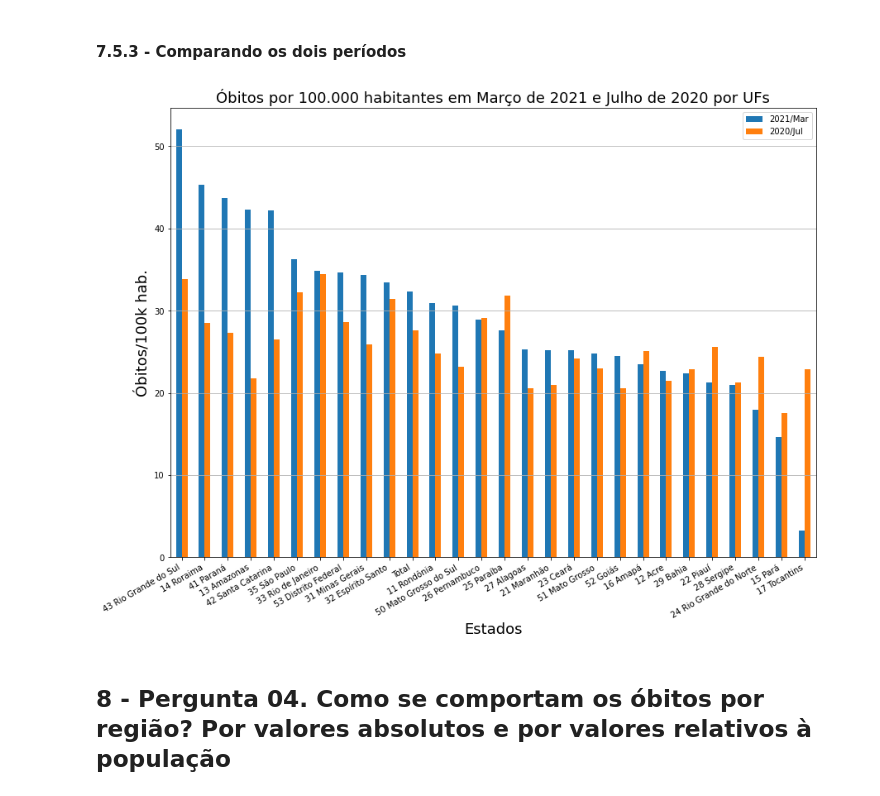
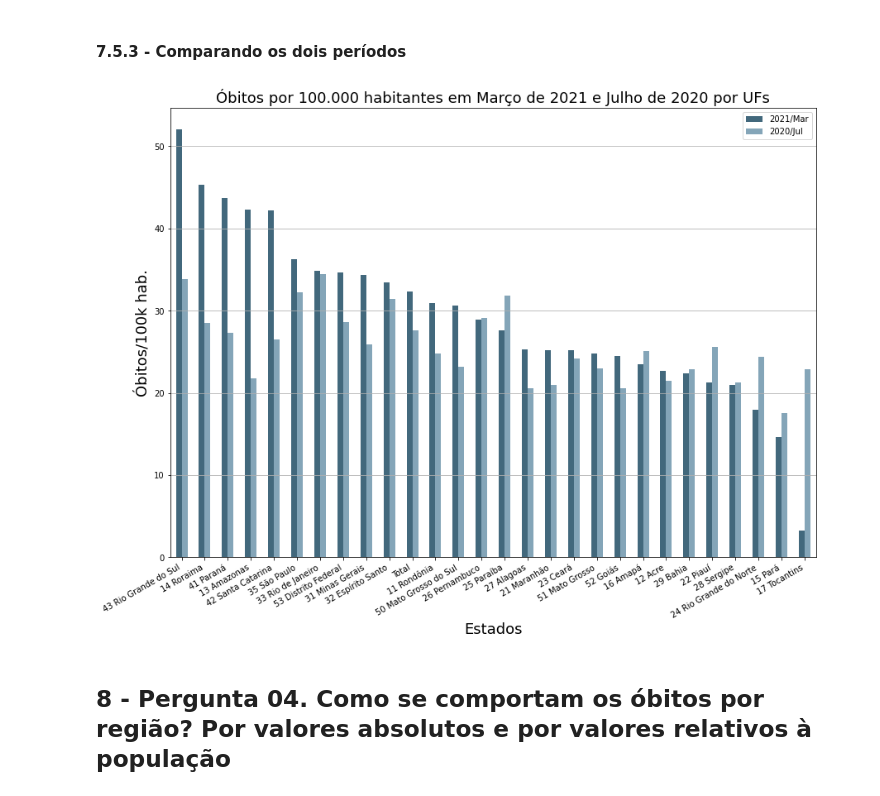
Before and after one commit to nicolas-stelatto/bootcamp_data_science_aplicada, a Jupyter notebook: Modulo_1/Desafio/Notebooks/Notebook_Desafio_Modulo01.ipynb, the cells around one changed output. Cells and saved outputs as stored; diff of their text form; code cells hidden in the pictures.

```diff
--- a/Modulo_1/Desafio/Notebooks/Notebook_Desafio_Modulo01.ipynb
+++ b/Modulo_1/Desafio/Notebooks/Notebook_Desafio_Modulo01.ipynb
@@ -275,15 +322,15 @@ O pico de março de 2021 foi muito pior. Mas quão pior foi? Será que todos os
 # %% [markdown]
 #### 7.5.3 - Comparando os dois períodos
 # %%
-dados_obitos_uf_por_100k.sort_values(by="2021/Mar", axis=0, ascending=False).plot.bar(y=["2021/Mar", "2020/Jul"], figsize=(14,10))
+dados_obitos_uf_por_100k.sort_values(by="2021/Mar", axis=0, ascending=False).plot.bar(y=["2021/Mar", "2020/Jul"], figsize=(14,10), color=["#42687c","#84a5b8"])
 plt.title("Óbitos por 100.000 habitantes em Março de 2021 e Julho de 2020 por UFs", fontsize=18)
 plt.xlabel("Estados", fontsize=18)
 plt.ylabel("Óbitos/100k hab.", fontsize=18)
 plt.xticks(rotation=30, ha="right")
 plt.grid(axis="y")
 plt.show()
 # %% [output]
-[figure, old version]
+[figure, new version]
 # %% [markdown]
 ## 8 - Pergunta 04. Como se comportam os óbitos por região? Por valores absolutos e por valores relativos à população
 # %% [markdown]
```
Also changed, not shown: parts of 12 cells of this notebook.
